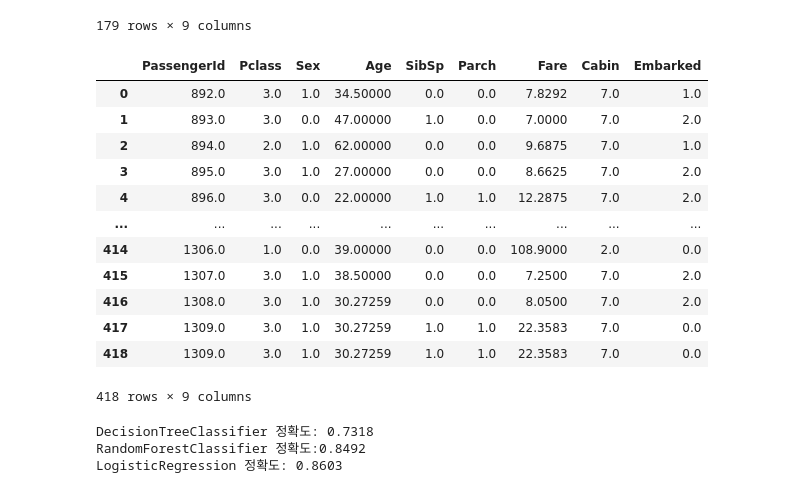
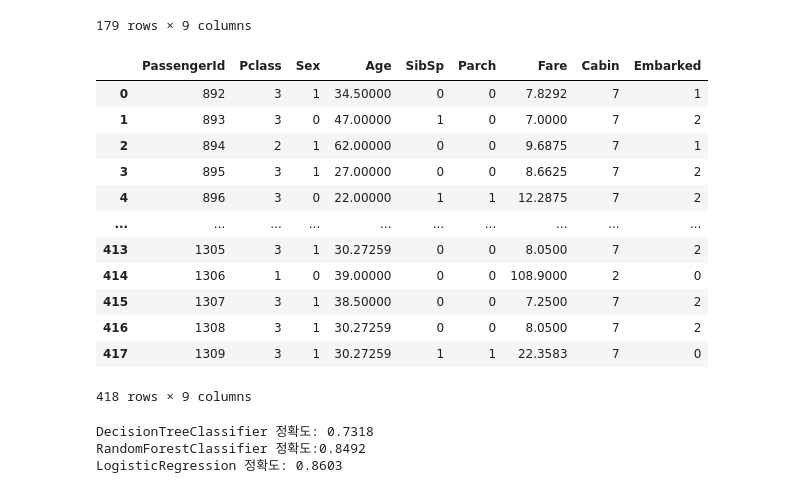
Before and after one commit to chlwldns00/scikitlearn-, a Jupyter notebook: titanic-disaster-competition.ipynb, the cells around one changed output. Drawn from its saved outputs; the diff is of its cells as text; code cells hidden in the pictures.

```diff
--- a/titanic-disaster-competition.ipynb
+++ b/titanic-disaster-competition.ipynb
@@ -167,27 +167,27 @@ X_test
 # %%
 test_data=pd.read_csv('/kaggle/input/titanic/test.csv')
 
 test_data=transform_features(test_data)
 test_data['Age'].fillna(test_data['Age'].mean(), inplace=True) #inplace 파라미터 True ->적용한것을 바로 반환
 test_data['Cabin'].fillna('N', inplace=True)
 test_data['Embarked'].fillna('N', inplace=True)
-test_data.dropna(inplace=True)
-test_data.loc[418]=test_data.loc[417]
+test_data.fillna(test_data.mean(),inplace=True)
+#test_data.loc[418]=test_data.loc[417]
 #test_data[:418]=test_data[:417]
 test_data
 # %% [output]
 |  | PassengerId | Pclass | Sex | Age | SibSp | Parch | Fare | Cabin | Embarked |
-| 0 | 892.0 | 3.0 | 1.0 | 34.50000 | 0.0 | 0.0 | 7.8292 | 7.0 | 1.0 |
-| 1 | 893.0 | 3.0 | 0.0 | 47.00000 | 1.0 | 0.0 | 7.0000 | 7.0 | 2.0 |
-| 2 | 894.0 | 2.0 | 1.0 | 62.00000 | 0.0 | 0.0 | 9.6875 | 7.0 | 1.0 |
-| 3 | 895.0 | 3.0 | 1.0 | 27.00000 | 0.0 | 0.0 | 8.6625 | 7.0 | 2.0 |
-| 4 | 896.0 | 3.0 | 0.0 | 22.00000 | 1.0 | 1.0 | 12.2875 | 7.0 | 2.0 |
+| 0 | 892 | 3 | 1 | 34.50000 | 0 | 0 | 7.8292 | 7 | 1 |
+| 1 | 893 | 3 | 0 | 47.00000 | 1 | 0 | 7.0000 | 7 | 2 |
+| 2 | 894 | 2 | 1 | 62.00000 | 0 | 0 | 9.6875 | 7 | 1 |
+| 3 | 895 | 3 | 1 | 27.00000 | 0 | 0 | 8.6625 | 7 | 2 |
+| 4 | 896 | 3 | 0 | 22.00000 | 1 | 1 | 12.2875 | 7 | 2 |
 | ... | ... | ... | ... | ... | ... | ... | ... | ... | ... |
-| 414 | 1306.0 | 1.0 | 0.0 | 39.00000 | 0.0 | 0.0 | 108.9000 | 2.0 | 0.0 |
-| 415 | 1307.0 | 3.0 | 1.0 | 38.50000 | 0.0 | 0.0 | 7.2500 | 7.0 | 2.0 |
-| 416 | 1308.0 | 3.0 | 1.0 | 30.27259 | 0.0 | 0.0 | 8.0500 | 7.0 | 2.0 |
-| 417 | 1309.0 | 3.0 | 1.0 | 30.27259 | 1.0 | 1.0 | 22.3583 | 7.0 | 0.0 |
-| 418 | 1309.0 | 3.0 | 1.0 | 30.27259 | 1.0 | 1.0 | 22.3583 | 7.0 | 0.0 |
+| 413 | 1305 | 3 | 1 | 30.27259 | 0 | 0 | 8.0500 | 7 | 2 |
+| 414 | 1306 | 1 | 0 | 39.00000 | 0 | 0 | 108.9000 | 2 | 0 |
+| 415 | 1307 | 3 | 1 | 38.50000 | 0 | 0 | 7.2500 | 7 | 2 |
+| 416 | 1308 | 3 | 1 | 30.27259 | 0 | 0 | 8.0500 | 7 | 2 |
+| 417 | 1309 | 3 | 1 | 30.27259 | 1 | 1 | 22.3583 | 7 | 0 |
 418 rows × 9 columns
 # %%
 # 결정트리, Random Forest, 로지스틱 회귀를 위한 사이킷런 Classifier 클래스 생성
```
Also changed, not shown: parts of 2 cells of this notebook.
